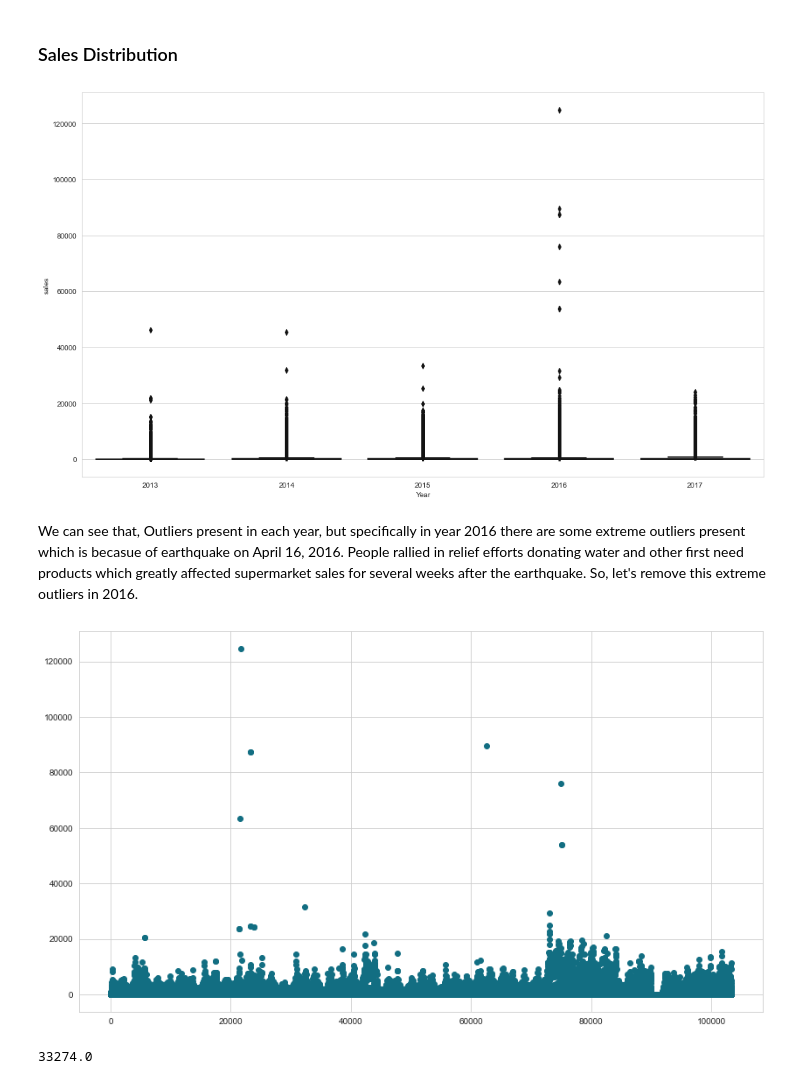
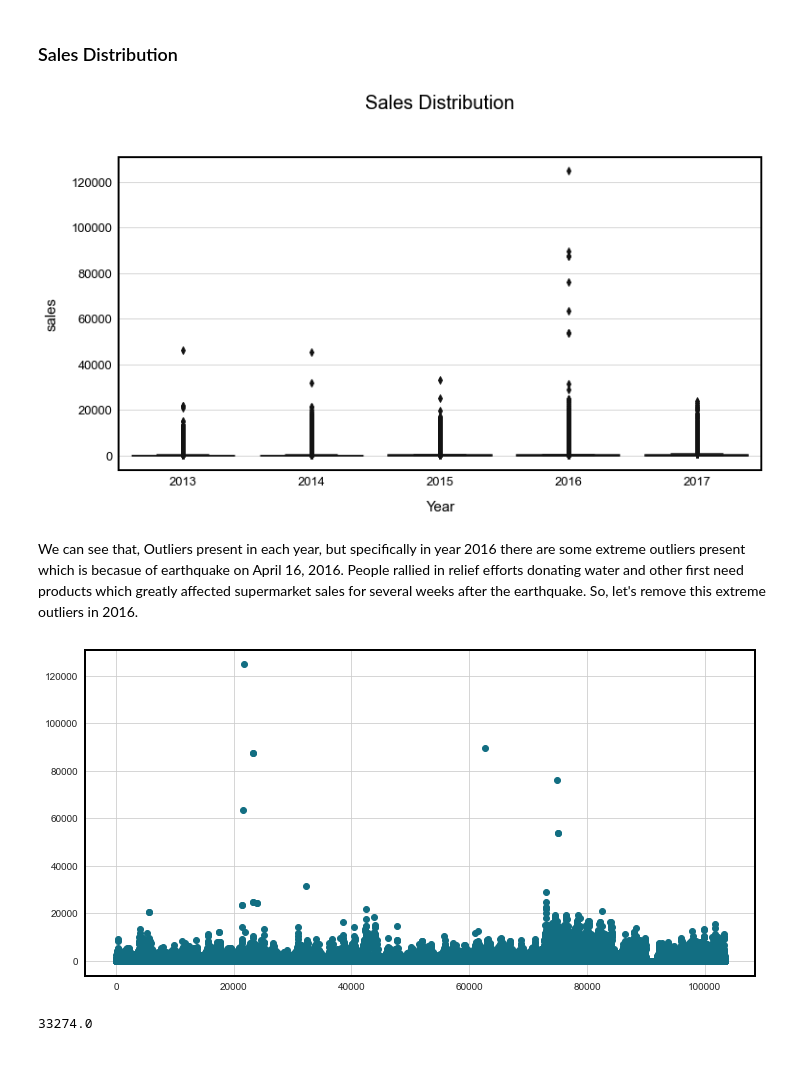
Before and after one commit to madhuri-15/Data-Analysis, a Jupyter notebook: Time Series Analysis Projects/Store Sales TSA Kaggle Competition/Store Sales TSA forecasting.ipynb, the cells around one changed output. Saved outputs shown, nothing was run; the diff lists cells and outputs as text; code cells hidden in the pictures.

```diff
--- a/Time Series Analysis Projects/Store Sales TSA Kaggle Competition/Store Sales TSA forecasting.ipynb
+++ b/Time Series Analysis Projects/Store Sales TSA Kaggle Competition/Store Sales TSA forecasting.ipynb
@@ -16,9 +16,25 @@ import seaborn as sns
 %matplotlib inline
 
 colors = ['#126E82', '#0A043C', '#F25287', '#F0A500', '#7D1935']
-plt.style.use('tableau-colorblind10')
 sns.set_style('whitegrid')
 sns.set_palette(colors)
+plt.rc('figure', figsize=(12, 6))
+
+plt.rc("axes",
+       linewidth=2,
+       labelsize=15,
+       labelweight='regular',
+       labelcolor='#000000',
+       labelpad = 13,
+       titlesize=20,
+       titleweight=550,
+       titlecolor="#000000",
+       edgecolor='#000000',)
+
+plt.rc('xtick',
+      labelsize=13, labelcolor='#000000')
+plt.rc('ytick',
+      labelsize=13, labelcolor='#000000')
 # %% [markdown]
 ## Loading DataSets
 # %%
@@ -122,13 +138,11 @@ dtype: int64
 ### Sales Distribution
 # %%
 # box plots to see distribution of sales in each year.
-plt.figure(figsize=(14, 8))
 sns.boxplot(data=train, x='Year', y='sales')
-
-plt.tight_layout()
+plt.title('Sales Distribution')
 plt.show()
 # %% [output]
-[figure, old version]
+[figure, new version]
 # %% [markdown]
 We can see that, Outliers present in each year, but specifically in year 2016 there are some extreme outliers present which is becasue of earthquake on April 16, 2016. People rallied in relief efforts donating water and other first need products which greatly affected supermarket sales for several weeks after the earthquake. So, let's remove this extreme outliers in 2016.
 # %%
@@ -137,11 +151,10 @@ data2016 = train.loc[train.Year == 2016, 'sales']
 data2016.reset_index(drop=True, inplace=True)
 
 # plot
-plt.figure(figsize=(14, 8))
 plt.scatter(data2016.index, data2016.values)
 plt.show()
 # %% [output]
-[figure, old version]
+[figure, new version]
 # %%
 # sales greater than 40000
 train.loc[train.sales > 40000].shape # there are 10 entries for sales greater than 40,000.
```
Also changed, not shown: parts of 10 cells of this notebook.
